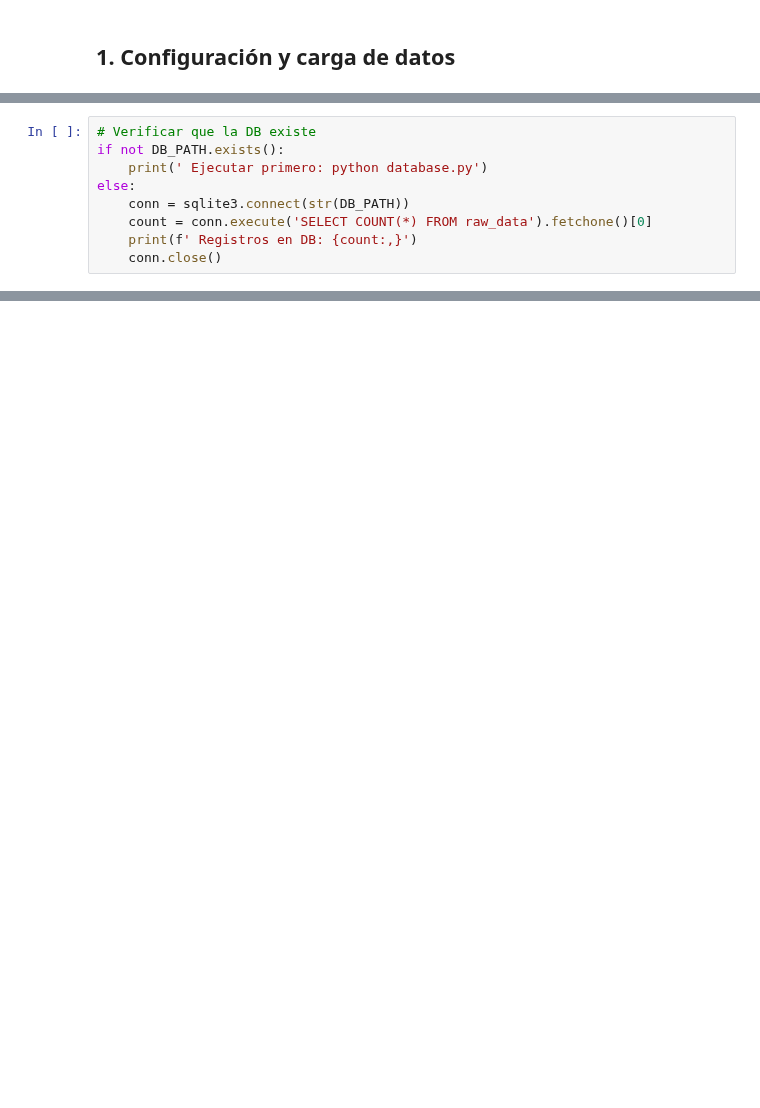
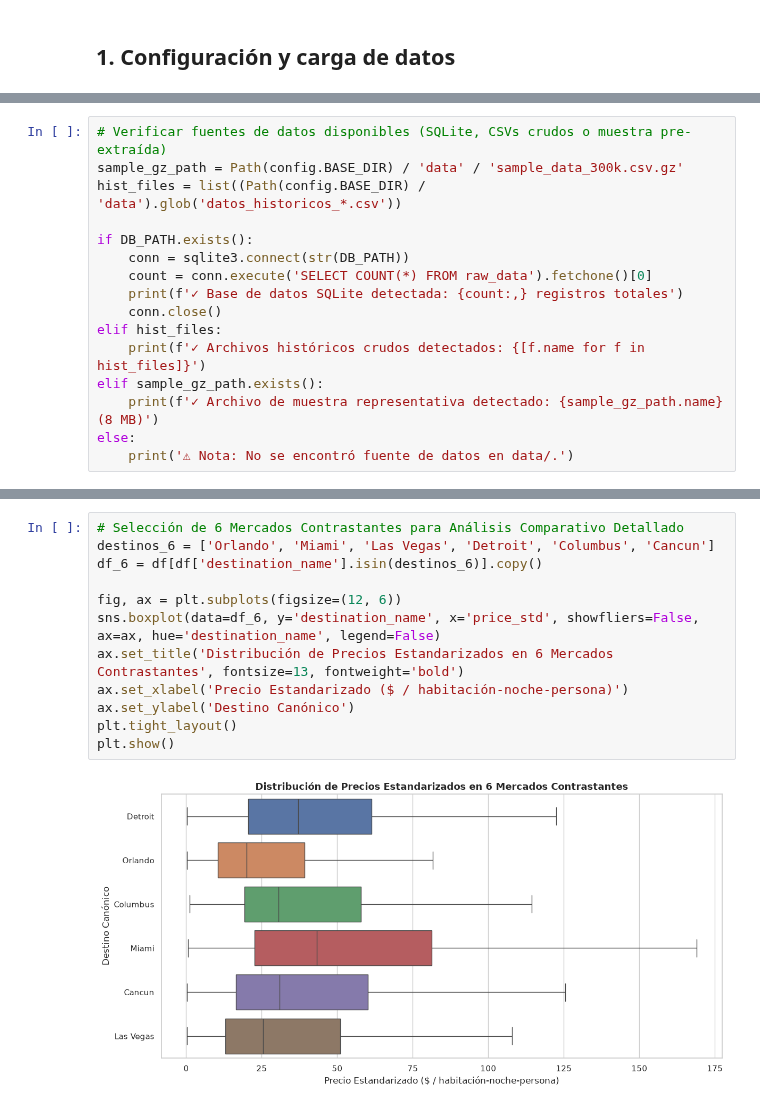
Before and after one commit to frangcisneros/mentoria-id90, a Jupyter notebook: TP1/TP1_exploracion_mercado.ipynb, the cells around one changed output, grey strips where cells are left out. Drawn from its saved outputs; the diff is of its cells as text; blank space fills up the shorter version.

Commit message:
TP1 exploracion mercado, scripts mapping y sample data

```diff
--- a/TP1/TP1_exploracion_mercado.ipynb
+++ b/TP1/TP1_exploracion_mercado.ipynb
@@ -38,9 +17,0 @@ Outputs: /home/francisco/Documents/GITHUB/mentoria-id90/TP1/outputs
-# %%
-# Verificar que la DB existe
-if not DB_PATH.exists():
-    print(' Ejecutar primero: python database.py')
-else:
-    conn = sqlite3.connect(str(DB_PATH))
-    count = conn.execute('SELECT COUNT(*) FROM raw_data').fetchone()[0]
-    print(f' Registros en DB: {count:,}')
-    conn.close()
@@ -499,0 +58,16 @@ Sí, la mayoría de los patrones presentan alta estabilidad interanual:
+# %%
+# Verificar fuentes de datos disponibles (SQLite, CSVs crudos o muestra pre-extraída)
+sample_gz_path = Path(config.BASE_DIR) / 'data' / 'sample_data_300k.csv.gz'
+hist_files = list((Path(config.BASE_DIR) / 'data').glob('datos_historicos_*.csv'))
+
+if DB_PATH.exists():
+    conn = sqlite3.connect(str(DB_PATH))
+    count = conn.execute('SELECT COUNT(*) FROM raw_data').fetchone()[0]
+    print(f'✓ Base de datos SQLite detectada: {count:,} registros totales')
+    conn.close()
+elif hist_files:
+    print(f'✓ Archivos históricos crudos detectados: {[f.name for f in hist_files]}')
+elif sample_gz_path.exists():
+    print(f'✓ Archivo de muestra representativa detectado: {sample_gz_path.name} (8 MB)')
+else:
+    print('⚠ Nota: No se encontró fuente de datos en data/.')
@@ -499,0 +433,14 @@ Sí, la mayoría de los patrones presentan alta estabilidad interanual:
+# %%
+# Selección de 6 Mercados Contrastantes para Análisis Comparativo Detallado
+destinos_6 = ['Orlando', 'Miami', 'Las Vegas', 'Detroit', 'Columbus', 'Cancun']
+df_6 = df[df['destination_name'].isin(destinos_6)].copy()
+
+fig, ax = plt.subplots(figsize=(12, 6))
+sns.boxplot(data=df_6, y='destination_name', x='price_std', showfliers=False, ax=ax, hue='destination_name', legend=False)
+ax.set_title('Distribución de Precios Estandarizados en 6 Mercados Contrastantes', fontsize=13, fontweight='bold')
+ax.set_xlabel('Precio Estandarizado ($ / habitación-noche-persona)')
+ax.set_ylabel('Destino Canónico')
+plt.tight_layout()
+plt.show()
+# %% [output]
+[figure, added]
```
Also changed, not shown: parts of 86 cells of this notebook, 23 other files.
